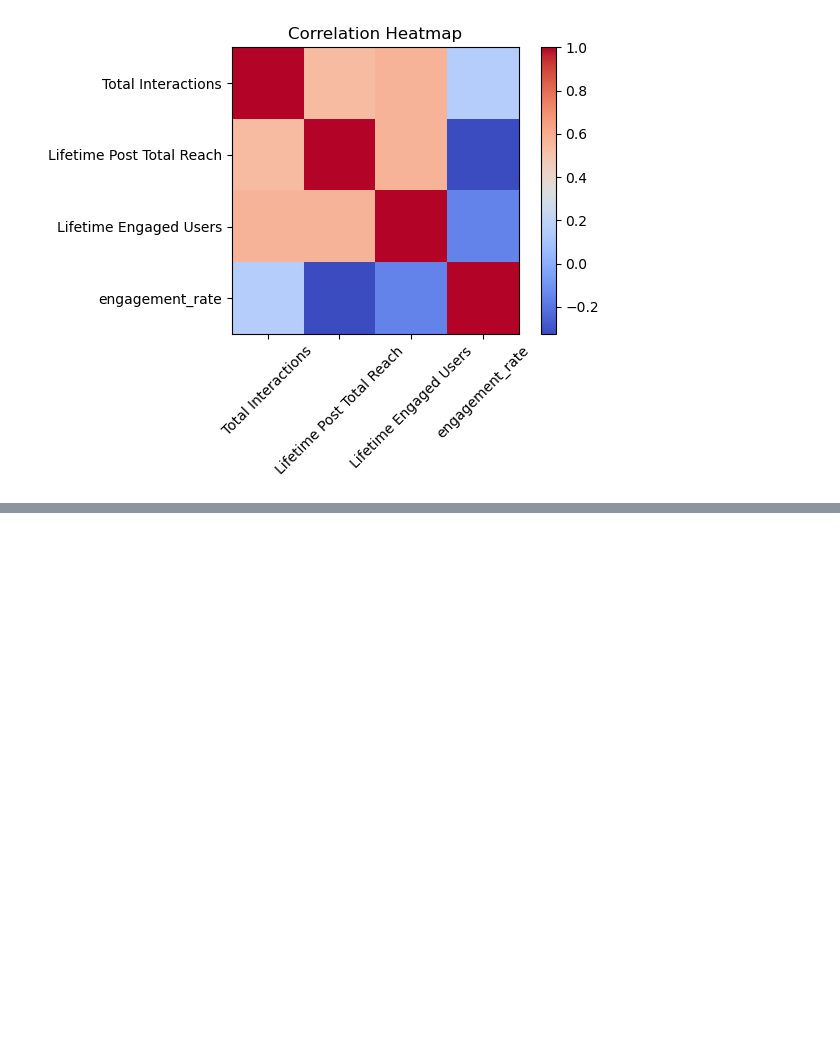
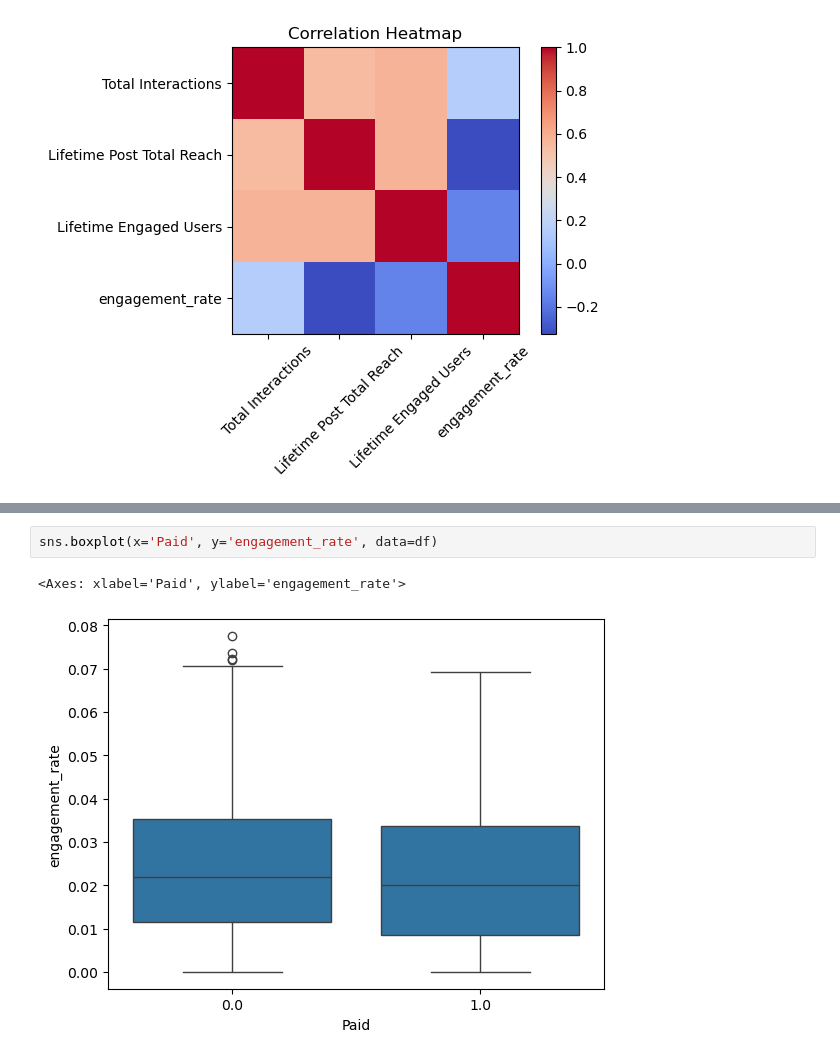
Before and after one commit to nicolous-peril/facebook-engagement-analysis, a Jupyter notebook: code/01_explore.ipynb, the cells around one changed output, grey strips where cells are left out. Drawn from its saved outputs; the diff is of its cells as text; blank space fills up the shorter version.

Commit message:
added engagement driver paid v nonpaid

```diff
--- a/code/01_explore.ipynb
+++ b/code/01_explore.ipynb
@@ -202,0 +214,5 @@ plt.show()
+# %%
+sns.boxplot(x='Paid', y='engagement_rate', data=df)
+# %% [output]
+<Axes: xlabel='Paid', ylabel='engagement_rate'>
+[figure, added]
```
Also changed, not shown: parts of 8 cells of this notebook, 1 other file.
